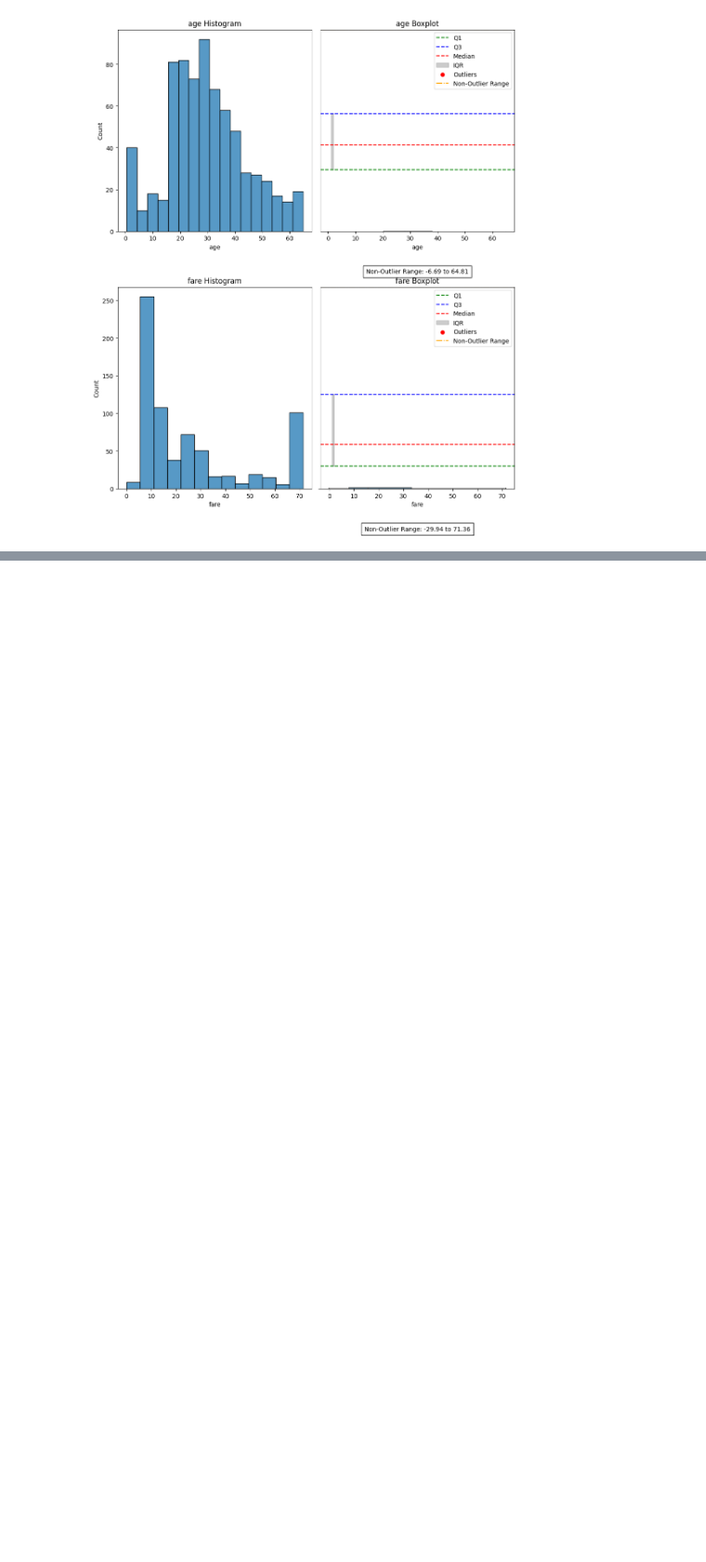
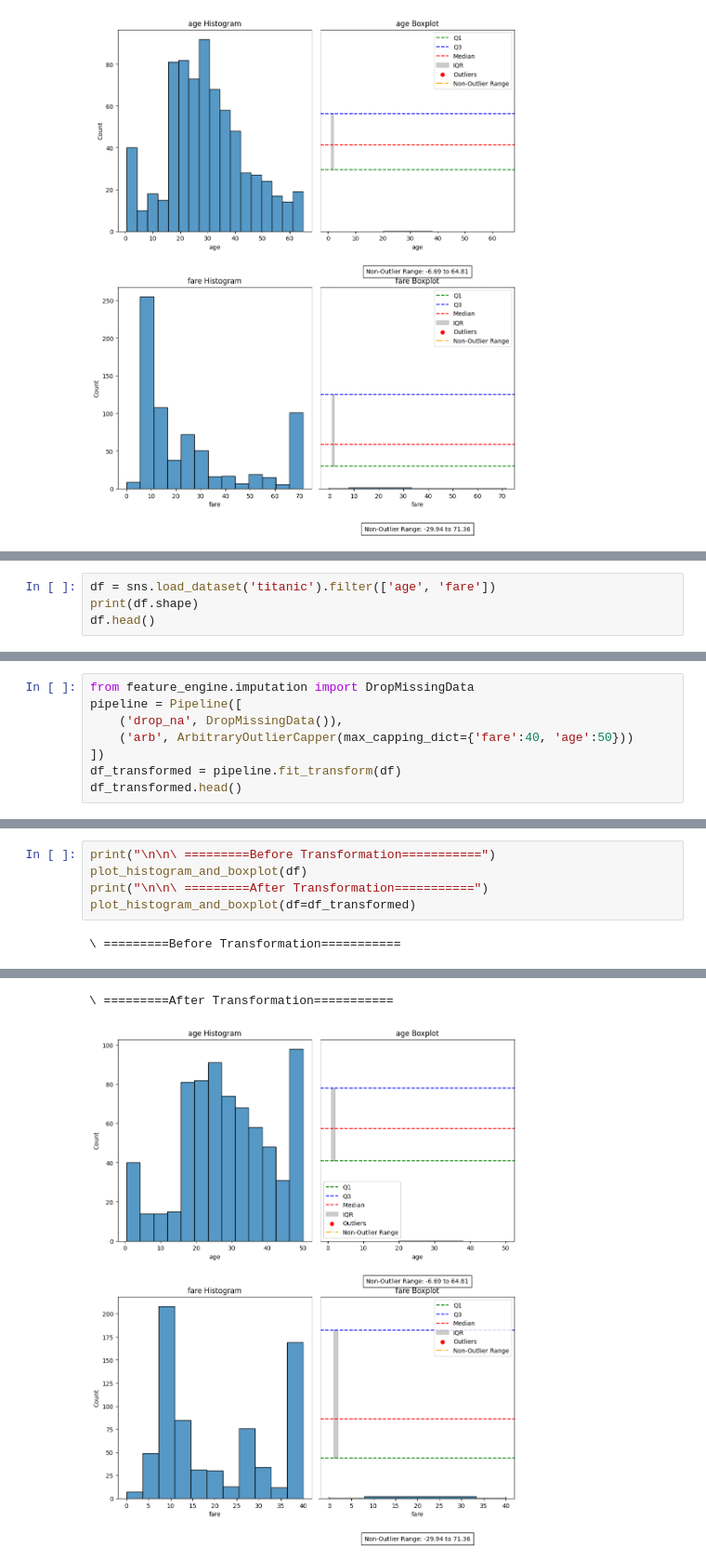
Before and after one commit to Danpr1984/Calculator-, a Jupyter notebook: feature_engine.ipynb, the cells around one changed output, grey strips where cells are left out. Shown at 93% size. Saved outputs shown, nothing was run; the diff lists cells and outputs as text; blank space fills up the shorter version.

Commit message:
Drop Features

```diff
--- a/feature_engine.ipynb
+++ b/feature_engine.ipynb
@@ -1058,0 +1063,4 @@ plot_histogram_and_boxplot(df=df_transformed)
+# %%
+df = sns.load_dataset('titanic').filter(['age', 'fare'])
+print(df.shape)
+df.head()
@@ -1058,0 +1079,8 @@ plot_histogram_and_boxplot(df=df_transformed)
+# %%
+from feature_engine.imputation import DropMissingData
+pipeline = Pipeline([
+    ('drop_na', DropMissingData()),
+    ('arb', ArbitraryOutlierCapper(max_capping_dict={'fare':40, 'age':50}))
+])
+df_transformed = pipeline.fit_transform(df)
+df_transformed.head()
@@ -1058,0 +1094,7 @@ plot_histogram_and_boxplot(df=df_transformed)
+# %%
+print("\n\n\ =========Before Transformation===========")
+plot_histogram_and_boxplot(df)
+print("\n\n\ =========After Transformation===========")
+plot_histogram_and_boxplot(df=df_transformed)
+# %% [output]
+\ =========Before Transformation===========
@@ -1058,0 +1102,2 @@ plot_histogram_and_boxplot(df=df_transformed)
+\ =========After Transformation===========
+[figure, added]
```
Also changed, not shown: parts of 24 cells of this notebook.
